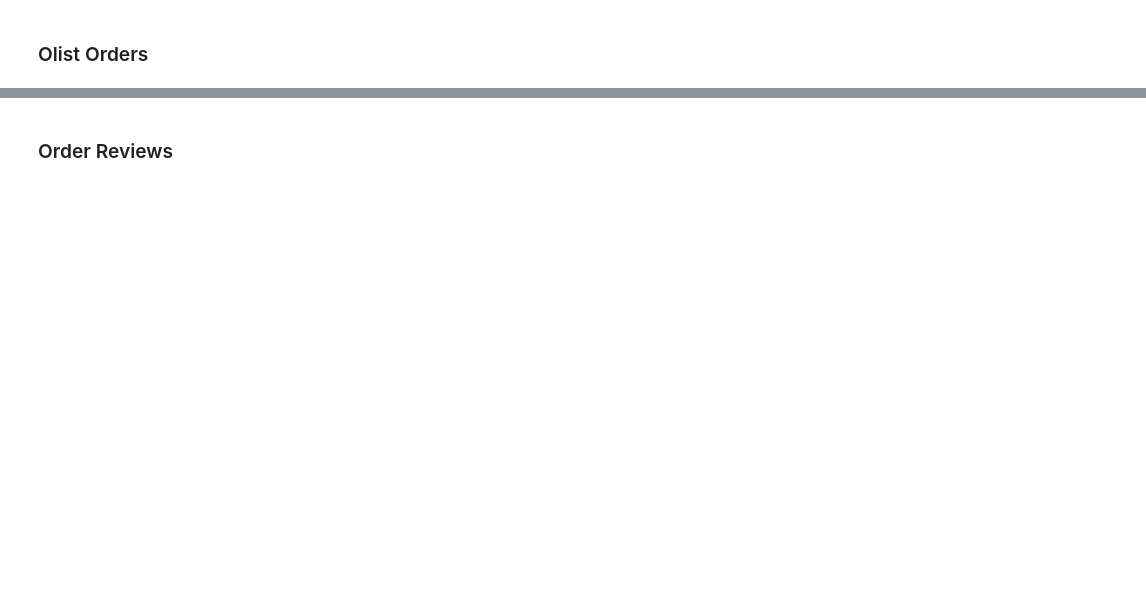
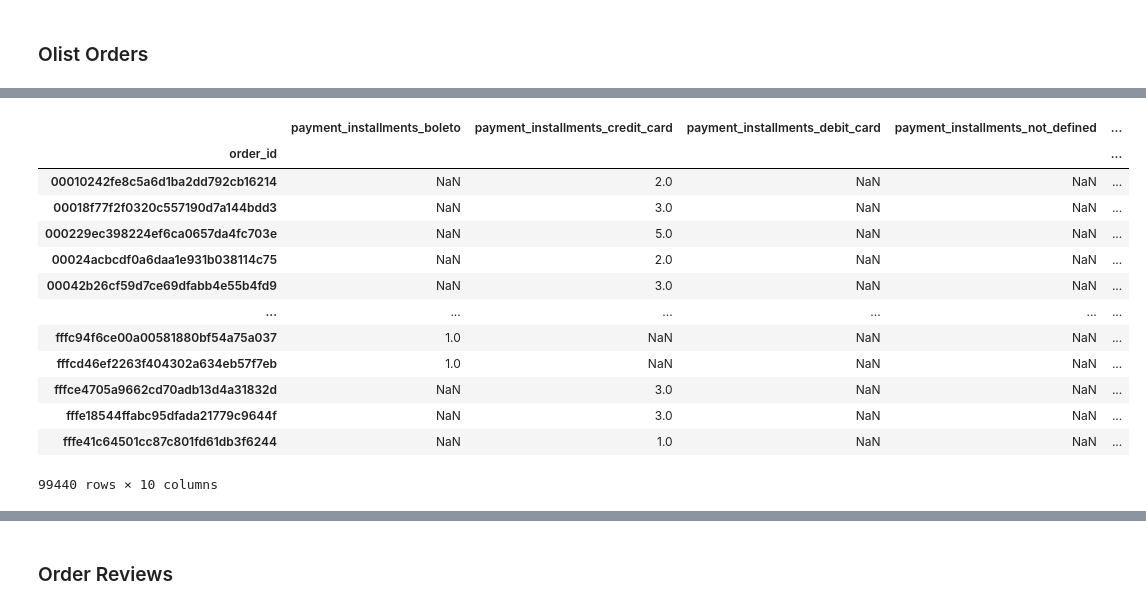
Before and after one commit to hilarylimyuxuan/Customer-Segmentation-Model, a Jupyter notebook: Olist Customer Segmentation Model.ipynb, the cells around one changed output, grey strips where cells are left out. Saved outputs shown, nothing was run; the diff lists cells and outputs as text; code cells hidden in the pictures; blank space fills up the shorter version.

```diff
--- a/Olist Customer Segmentation Model.ipynb
+++ b/Olist Customer Segmentation Model.ipynb
@@ -304,0 +482,17 @@ seller_order_geo.head()
+# %%
+display(order_payment_df)
+# %% [output]
+|  | payment_installments_boleto | payment_installments_credit_card | payment_installments_debit_card | payment_installments_not_defined | ... |
+| order_id |  |  |  |  | ... |
+| 00010242fe8c5a6d1ba2dd792cb16214 | NaN | 2.0 | NaN | NaN | ... |
+| 00018f77f2f0320c557190d7a144bdd3 | NaN | 3.0 | NaN | NaN | ... |
+| 000229ec398224ef6ca0657da4fc703e | NaN | 5.0 | NaN | NaN | ... |
+| 00024acbcdf0a6daa1e931b038114c75 | NaN | 2.0 | NaN | NaN | ... |
+| 00042b26cf59d7ce69dfabb4e55b4fd9 | NaN | 3.0 | NaN | NaN | ... |
+| ... | ... | ... | ... | ... | ... |
+| fffc94f6ce00a00581880bf54a75a037 | 1.0 | NaN | NaN | NaN | ... |
+| fffcd46ef2263f404302a634eb57f7eb | 1.0 | NaN | NaN | NaN | ... |
+| fffce4705a9662cd70adb13d4a31832d | NaN | 3.0 | NaN | NaN | ... |
+| fffe18544ffabc95dfada21779c9644f | NaN | 3.0 | NaN | NaN | ... |
+| fffe41c64501cc87c801fd61db3f6244 | NaN | 1.0 | NaN | NaN | ... |
+99440 rows × 10 columns
```
Also changed, not shown: parts of 20 cells of this notebook.
